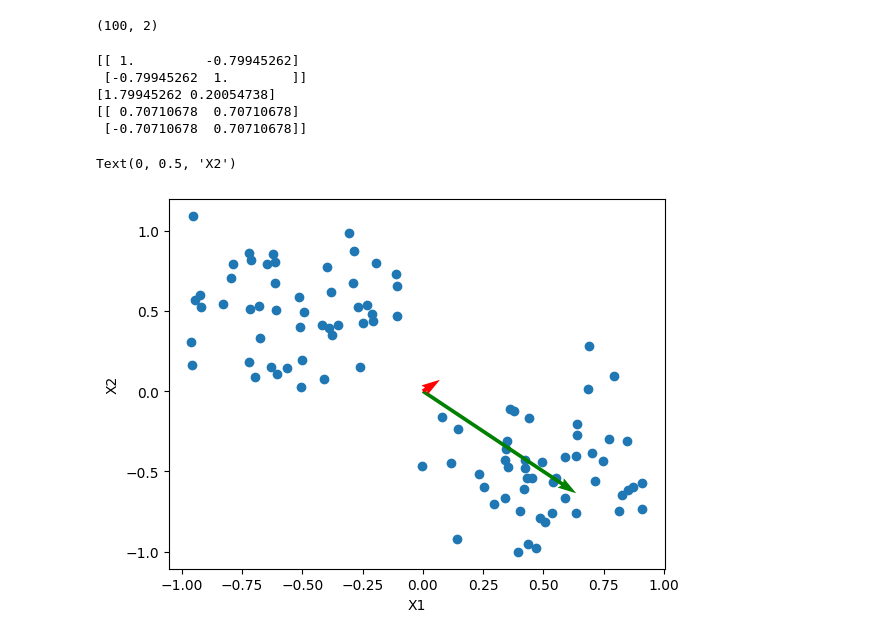
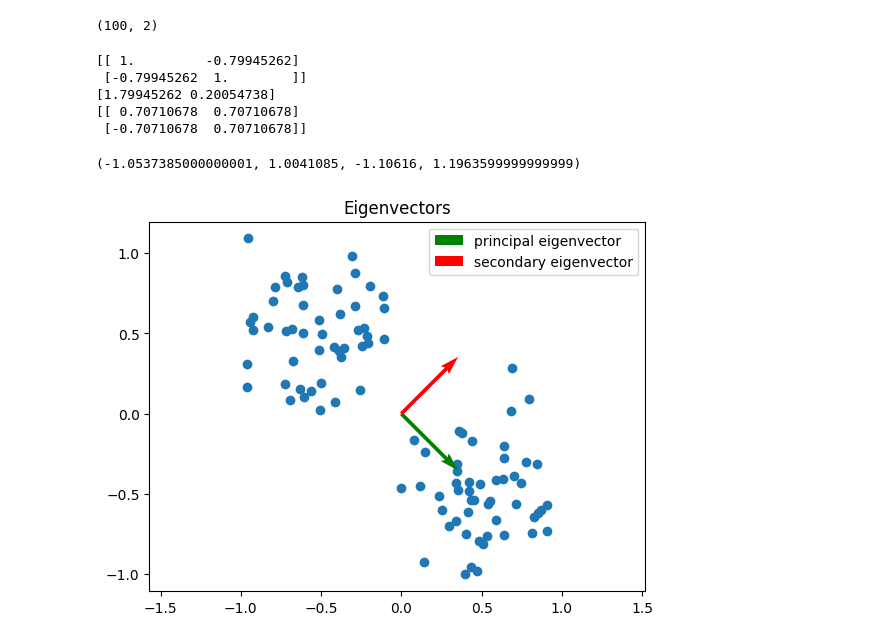
Before and after one commit to g-lago8/ComputationalNeuroScience, a Jupyter notebook: LAB2/assignment2.ipynb, the cells around one changed output. Saved outputs shown, nothing was run; the diff lists cells and outputs as text; code cells hidden in the pictures.

```diff
--- a/LAB2/assignment2.ipynb
+++ b/LAB2/assignment2.ipynb
@@ -15,23 +14,30 @@ data.shape
 # %%
 # correlation matrix
 corr = np.corrcoef(data.T)
 print(corr)
 # eigen decomposition
 eig_vals, eig_vecs = np.linalg.eig(corr)
 print(eig_vals)
 print(eig_vecs)
+
+
 # plot the data
 plt.scatter(data[:,0], data[:,1])
 # plot the eigenvectors
-plt.quiver(0, 0, eig_vecs[0,0]* eig_vals[0], eig_vecs[1,0]* eig_vals[0], scale= 2, scale_units='xy', angles='xy', color='g', label='principal eigenvector')
-plt.quiver(0, 0, eig_vecs[0,1]*eig_vals[1], eig_vecs[1,1]*eig_vals[1], scale=2, scale_units='xy', angles='xy', color='r', label='secondary eigenvector')
-plt.xlabel('X1')
-plt.ylabel('X2')
+principal_eigenvector = eig_vecs[:,0]
+secondary_eigenvector = eig_vecs[:,1]
+
+# plot the eigenvectors
+plt.quiver(0, 0, principal_eigenvector[0], principal_eigenvector[1], scale= 2, scale_units='xy', angles='xy', color='g', label='principal eigenvector')
+plt.quiver(0, 0, secondary_eigenvector[0], secondary_eigenvector[1], scale=2, scale_units='xy', angles='xy', color='r', label='secondary eigenvector')
+plt.title('Eigenvectors')
+plt.legend()
+plt.axis('equal')
 # %% [output]
 [[ 1.         -0.79945262]
  [-0.79945262  1.        ]]
 [1.79945262 0.20054738]
 [[ 0.70710678  0.70710678]
  [-0.70710678  0.70710678]]
-Text(0, 0.5, 'X2')
+(-1.0537385000000001, 1.0041085, -1.10616, 1.1963599999999999)
-[figure, old version]
+[figure, new version]
```
Also changed, not shown: parts of 25 cells of this notebook.
